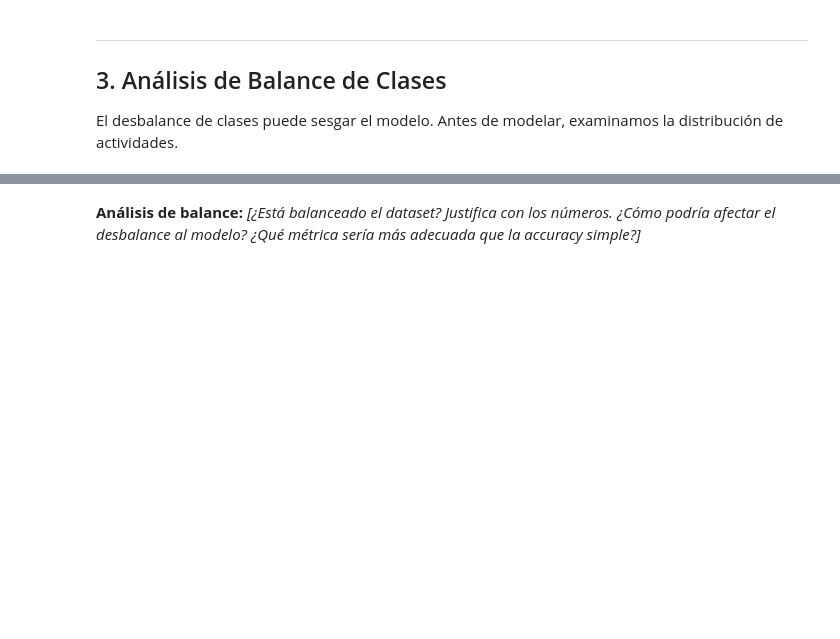
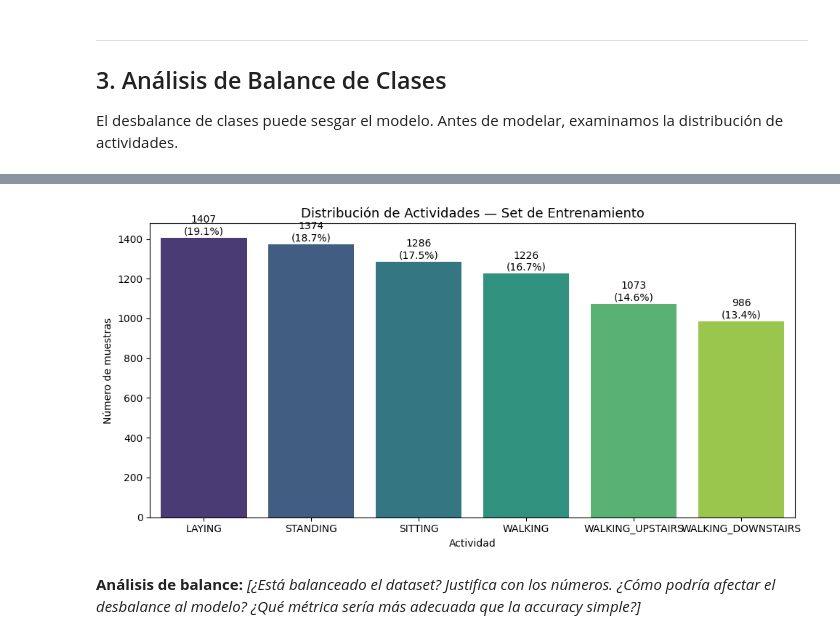
Before and after one commit to JorgeRohass/ProyectoML, a Jupyter notebook: docs/notebook_fase1_grupoXX.ipynb, the cells around one changed output, grey strips where cells are left out. Drawn from its saved outputs; the diff is of its cells as text; code cells hidden in the pictures; blank space fills up the shorter version.

```diff
--- a/docs/notebook_fase1_grupoXX.ipynb
+++ b/docs/notebook_fase1_grupoXX.ipynb
@@ -190,5 +188,5 @@ X_train.describe()
 El desbalance de clases puede sesgar el modelo. Antes de modelar, examinamos la distribución de actividades.
 # %%
 # TODO 8: Contar muestras por clase en el set de entrenamiento
-class_counts = # ...
+class_counts = y_train_labels.value_counts()
 print(class_counts)
@@ -195,14 +202,20 @@ print(class_counts)
 # %%
 # TODO 9: Graficar distribución de clases con conteo y porcentaje
 fig, ax = plt.subplots(figsize=(10, 5))
 
-# TODO: Crear el barplot con etiquetas de conteo y porcentaje
+# TODO: Crear el barplot con etiquetas de conteo y porcentaje+
+sns.barplot(x=class_counts.index, y=class_counts.values, ax=ax, palette='viridis')
+for i, count in enumerate(class_counts.values):
+    percentage = count / len(y_train_labels) * 100
+    ax.text(i, count + 5, f'{count}\n({percentage:.1f}%)', ha='center', va='bottom', fontsize=10)
 
 ax.set_title('Distribución de Actividades — Set de Entrenamiento', fontsize=13)
 ax.set_xlabel('Actividad')
 ax.set_ylabel('Número de muestras')
 plt.tight_layout()
 plt.show()
+# %% [output]
+[figure, added]
 # %% [markdown]
 **Análisis de balance:** *[¿Está balanceado el dataset? Justifica con los números. ¿Cómo podría afectar el desbalance al modelo? ¿Qué métrica sería más adecuada que la accuracy simple?]*
 # %% [markdown]
```
Also changed, not shown: parts of 9 cells of this notebook.
